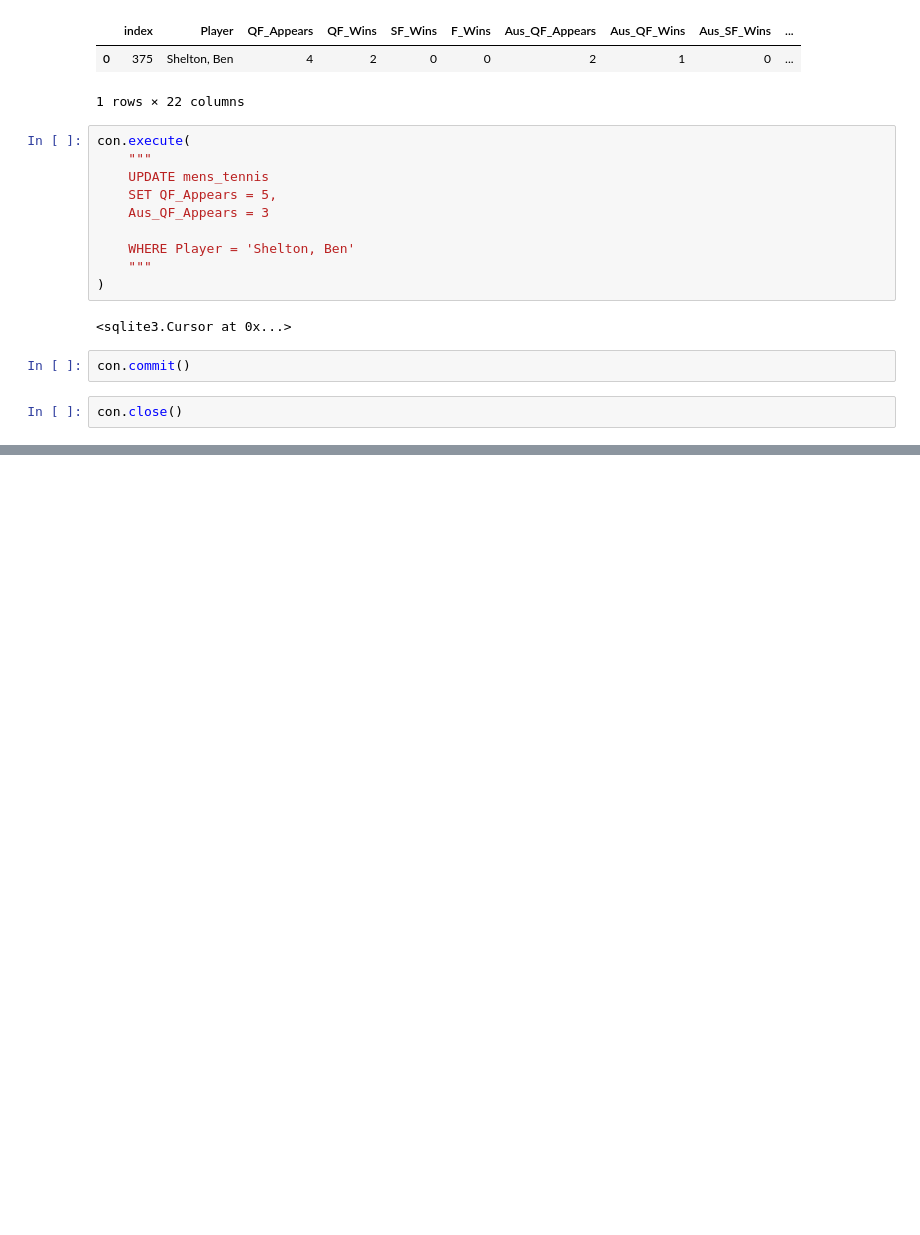
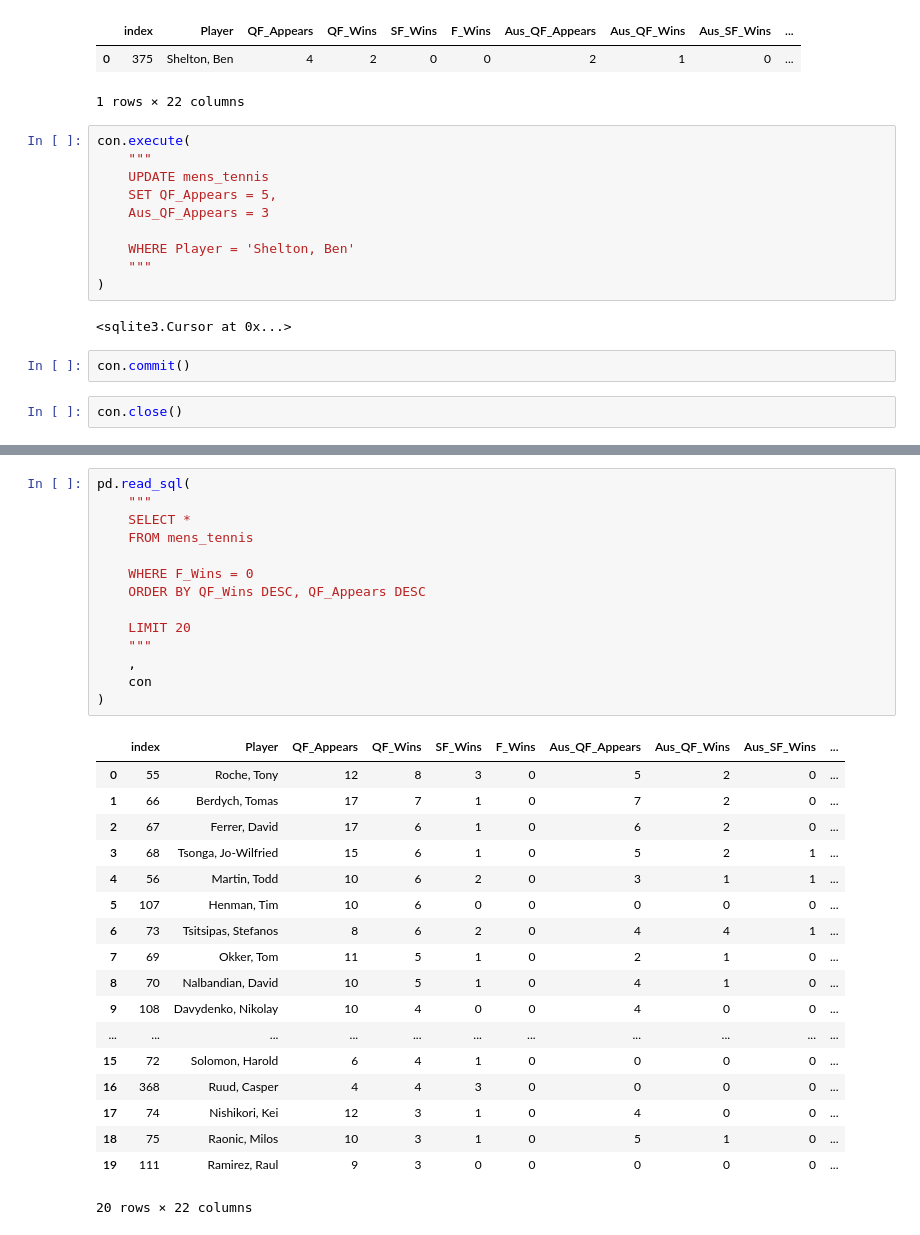
Before and after one commit to gadamico/Sports-Data, a Jupyter notebook: mens_singles_tennis/notebooks/tennis-db-updating-2026.ipynb, the cells around one changed output, grey strips where cells are left out. Drawn from its saved outputs; the diff is of its cells as text; blank space fills up the shorter version.

```diff
--- a/mens_singles_tennis/notebooks/tennis-db-updating-2026.ipynb
+++ b/mens_singles_tennis/notebooks/tennis-db-updating-2026.ipynb
@@ -243,0 +645,33 @@ con.close()
+# %%
+pd.read_sql(
+    """
+    SELECT *
+    FROM mens_tennis
+
+    WHERE F_Wins = 0
+    ORDER BY QF_Wins DESC, QF_Appears DESC
+
+    LIMIT 20
+    """
+    ,
+    con
+)
+# %% [output]
+|  | index | Player | QF_Appears | QF_Wins | SF_Wins | F_Wins | Aus_QF_Appears | Aus_QF_Wins | Aus_SF_Wins | ... |
+| 0 | 55 | Roche, Tony | 12 | 8 | 3 | 0 | 5 | 2 | 0 | ... |
+| 1 | 66 | Berdych, Tomas | 17 | 7 | 1 | 0 | 7 | 2 | 0 | ... |
+| 2 | 67 | Ferrer, David | 17 | 6 | 1 | 0 | 6 | 2 | 0 | ... |
+| 3 | 68 | Tsonga, Jo-Wilfried | 15 | 6 | 1 | 0 | 5 | 2 | 1 | ... |
+| 4 | 56 | Martin, Todd | 10 | 6 | 2 | 0 | 3 | 1 | 1 | ... |
+| 5 | 107 | Henman, Tim | 10 | 6 | 0 | 0 | 0 | 0 | 0 | ... |
+| 6 | 73 | Tsitsipas, Stefanos | 8 | 6 | 2 | 0 | 4 | 4 | 1 | ... |
+| 7 | 69 | Okker, Tom | 11 | 5 | 1 | 0 | 2 | 1 | 0 | ... |
+| 8 | 70 | Nalbandian, David | 10 | 5 | 1 | 0 | 4 | 1 | 0 | ... |
+| 9 | 108 | Davydenko, Nikolay | 10 | 4 | 0 | 0 | 4 | 0 | 0 | ... |
+| ... | ... | ... | ... | ... | ... | ... | ... | ... | ... | ... |
+| 15 | 72 | Solomon, Harold | 6 | 4 | 1 | 0 | 0 | 0 | 0 | ... |
+| 16 | 368 | Ruud, Casper | 4 | 4 | 3 | 0 | 0 | 0 | 0 | ... |
+| 17 | 74 | Nishikori, Kei | 12 | 3 | 1 | 0 | 4 | 0 | 0 | ... |
+| 18 | 75 | Raonic, Milos | 10 | 3 | 1 | 0 | 5 | 1 | 0 | ... |
+| 19 | 111 | Ramirez, Raul | 9 | 3 | 0 | 0 | 0 | 0 | 0 | ... |
+20 rows × 22 columns
```
Also changed, not shown: parts of 37 cells of this notebook, 5 other files.
